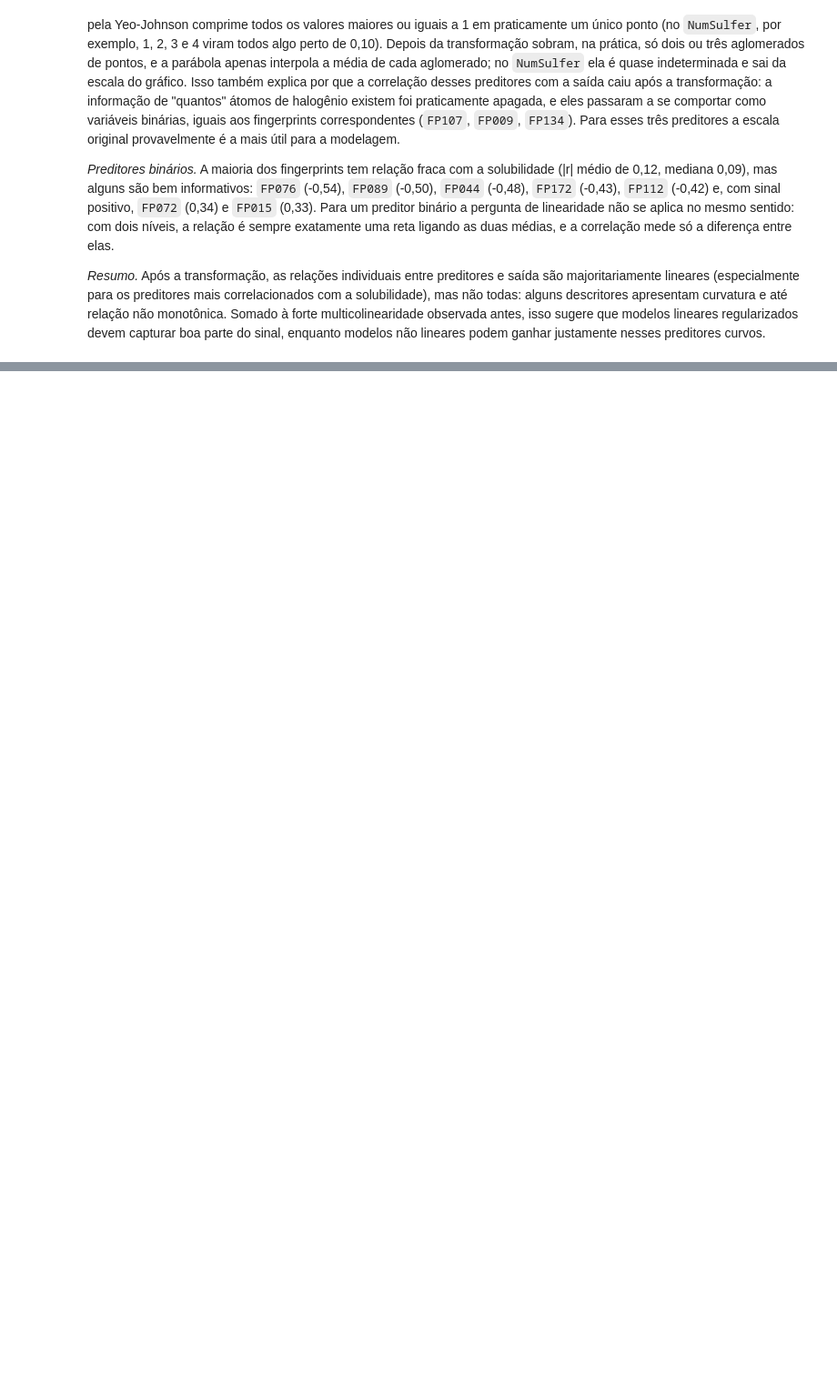
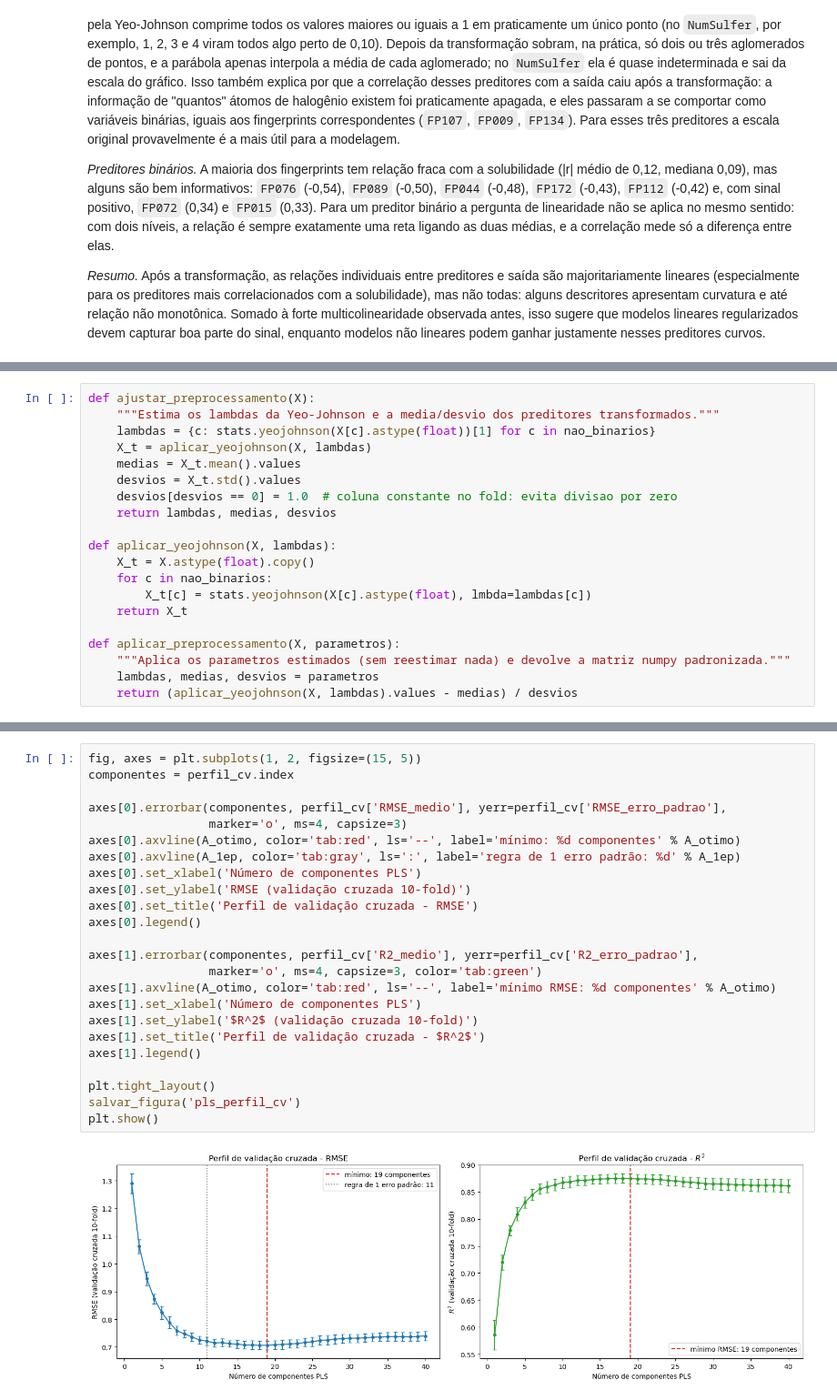
Before and after one commit to alissonjsb4/applied-computational-intelligence, a Jupyter notebook: homework02/homework2.ipynb, the cells around one changed output, grey strips where cells are left out. Shown at 91% size. Cells and saved outputs as stored; diff of their text form; blank space fills up the shorter version.

```diff
--- a/homework02/homework2.ipynb
+++ b/homework02/homework2.ipynb
@@ -568,0 +588,20 @@ boa parte do sinal, enquanto modelos não lineares podem ganhar justamente nesse
+# %%
+def ajustar_preprocessamento(X):
+    """Estima os lambdas da Yeo-Johnson e a media/desvio dos preditores transformados."""
+    lambdas = {c: stats.yeojohnson(X[c].astype(float))[1] for c in nao_binarios}
+    X_t = aplicar_yeojohnson(X, lambdas)
+    medias = X_t.mean().values
+    desvios = X_t.std().values
+    desvios[desvios == 0] = 1.0  # coluna constante no fold: evita divisao por zero
+    return lambdas, medias, desvios
+
+def aplicar_yeojohnson(X, lambdas):
+    X_t = X.astype(float).copy()
+    for c in nao_binarios:
+        X_t[c] = stats.yeojohnson(X[c].astype(float), lmbda=lambdas[c])
+    return X_t
+
+def aplicar_preprocessamento(X, parametros):
+    """Aplica os parametros estimados (sem reestimar nada) e devolve a matriz numpy padronizada."""
+    lambdas, medias, desvios = parametros
+    return (aplicar_yeojohnson(X, lambdas).values - medias) / desvios
@@ -568,0 +747,26 @@ boa parte do sinal, enquanto modelos não lineares podem ganhar justamente nesse
+# %%
+fig, axes = plt.subplots(1, 2, figsize=(15, 5))
+componentes = perfil_cv.index
+
+axes[0].errorbar(componentes, perfil_cv['RMSE_medio'], yerr=perfil_cv['RMSE_erro_padrao'],
+                 marker='o', ms=4, capsize=3)
+axes[0].axvline(A_otimo, color='tab:red', ls='--', label='mínimo: %d componentes' % A_otimo)
+axes[0].axvline(A_1ep, color='tab:gray', ls=':', label='regra de 1 erro padrão: %d' % A_1ep)
+axes[0].set_xlabel('Número de componentes PLS')
+axes[0].set_ylabel('RMSE (validação cruzada 10-fold)')
+axes[0].set_title('Perfil de validação cruzada - RMSE')
+axes[0].legend()
+
+axes[1].errorbar(componentes, perfil_cv['R2_medio'], yerr=perfil_cv['R2_erro_padrao'],
+                 marker='o', ms=4, capsize=3, color='tab:green')
+axes[1].axvline(A_otimo, color='tab:red', ls='--', label='mínimo RMSE: %d componentes' % A_otimo)
+axes[1].set_xlabel('Número de componentes PLS')
+axes[1].set_ylabel('$R^2$ (validação cruzada 10-fold)')
+axes[1].set_title('Perfil de validação cruzada - $R^2$')
+axes[1].legend()
+
+plt.tight_layout()
+salvar_figura('pls_perfil_cv')
+plt.show()
+# %% [output]
+[figure, added]
```
Also changed, not shown: parts of 32 cells of this notebook, 5 other files.
